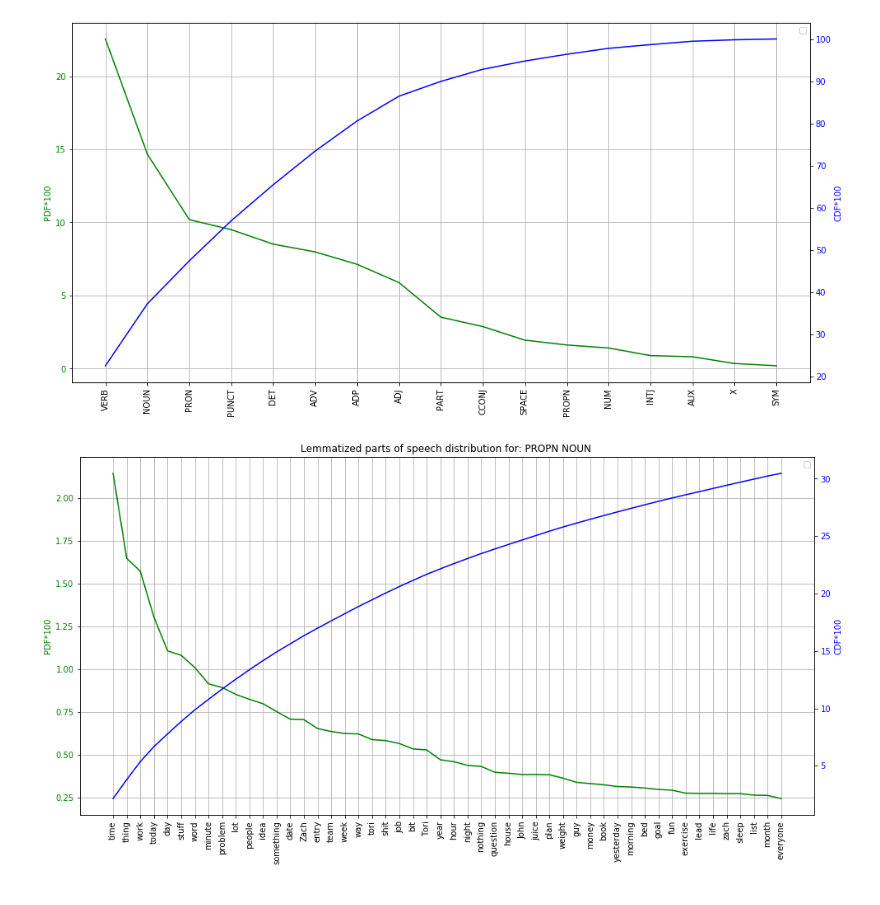
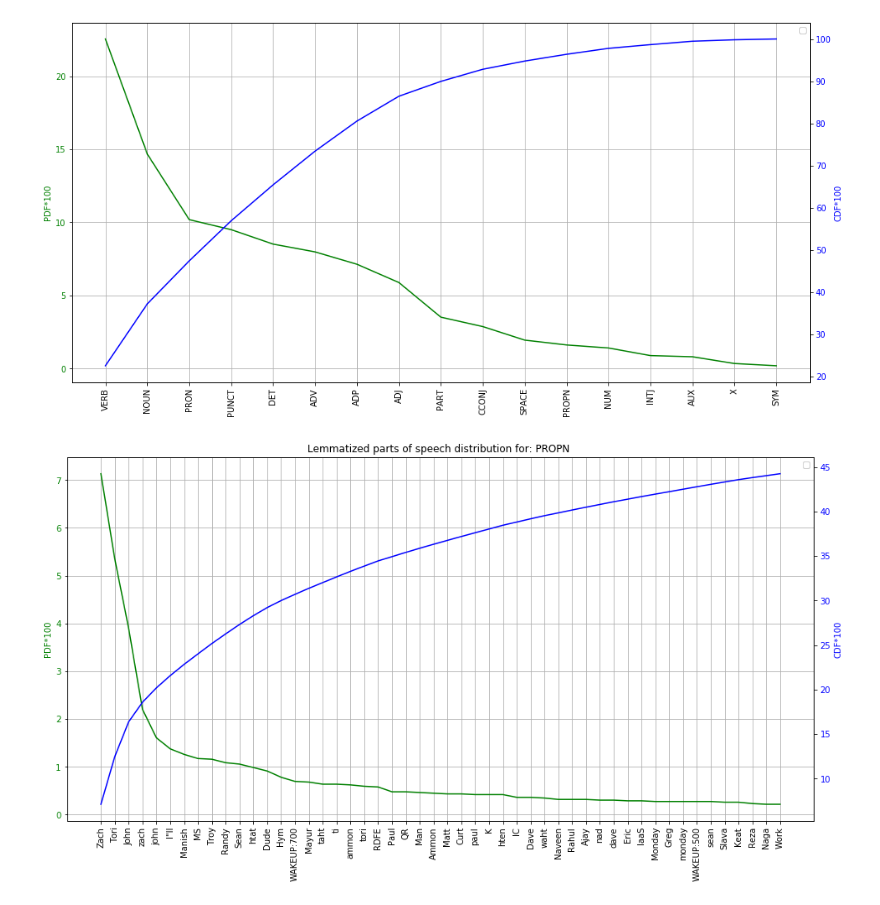
Before and after one commit to idvorkin/jupyter, a Jupyter notebook: PlayNLP.ipynb, the cells around one changed output. Cells and saved outputs as stored; diff of their text form; code cells hidden in the pictures.

```diff
--- a/PlayNLP.ipynb
+++ b/PlayNLP.ipynb
@@ -87,15 +91,15 @@ initial words 363007 remaining words 185880
 # fd.plot(50, percents=True)
 # %%
 # Same as NLTK FreqDist, except normalized, includes cumsum, and colors
-def GraphWordDistribution(words, title="", skip=0, length=50, includeCDF=True ) -> None:
+def GraphWordDistribution(words, title="", skip=0, length=50, includeCDF=True) -> None:
+    def GetPDFCDF(words):
+        def ToPercent(x: float) -> float:
+            return x * 100
 
-    def GetPDFCDF(words):
-        def ToPercent(x:float)-> float: return x *100
         # NOTE: No point creating a full data frame when only using a single column.
         pdf = pd.Series(words).value_counts(normalize=True).apply(ToPercent)
         cdf = pdf.cumsum()
-        return (pdf,cdf)
-
+        return (pdf, cdf)
 
     def PlotOnAxis(series, ax, label, color):
         # RANT: Why is MPL so confusing? The OO interface vs the stateful interface, GRAH!!
@@ -103,7 +107,7 @@ def GraphWordDistribution(words, title="", skip=0, length=50, includeCDF=True )
         # GRAH!!!
 
         ax.legend(label.split())
-        ax.plot(series, color = color)
+        ax.plot(series, color=color)
 
         # RANT: Why no YAxis.set_labal_params()? E.g.
         #                 ax.yaxis.set_label_params(label, color=color)
@@ -111,11 +115,10 @@ def GraphWordDistribution(words, title="", skip=0, length=50, includeCDF=True )
         ax.yaxis.set_tick_params(labelcolor=color)
 
         # technically all the X axis paramaters are duplicated since we "twinned the X paramater"
-        ax.xticks=range(len(series))
+        ax.xticks = range(len(series))
 
         # RANT: rot can be set on plt.plot(), but not on axes.plot()
         ax.xaxis.set_tick_params(rotation=90)
-
 
     # NOTE: can make graph prettier with styles E.g.
     # with plt.style.context("ggplot"):
@@ -125,12 +128,12 @@ def GraphWordDistribution(words, title="", skip=0, length=50, includeCDF=True )
     ax.grid(True)
 
     # make pdf first axes, and cdf second axes.
-    ax_pdf,ax_cdf = (ax, ax.twinx())
-    color_pdf, color_cdf= ("green", "blue")
-    pdf,cdf = GetPDFCDF(words)
+    ax_pdf, ax_cdf = (ax, ax.twinx())
+    color_pdf, color_cdf = ("green", "blue")
+    pdf, cdf = GetPDFCDF(words)
 
-    PlotOnAxis(pdf[skip:skip+length], ax_pdf, label="PDF*100", color = color_pdf)
-    PlotOnAxis(cdf[skip:skip+length], ax_cdf, label="CDF*100", color = color_cdf)
+    PlotOnAxis(pdf[skip : skip + length], ax_pdf, label="PDF*100", color=color_pdf)
+    PlotOnAxis(cdf[skip : skip + length], ax_cdf, label="CDF*100", color=color_cdf)
 
 
 GraphWordDistribution(words, title="Normalized Word Distribution")
@@ -182,14 +187,19 @@ GraphWordDistribution([token.pos_ for token in doc], length=18)
 # %% [output]
 [figure]
 # %%
-#interesting =  [token for token in  doc]
+# interesting =  [token for token in  doc]
 # Parts of speech: https://spacy.io/usage/linguistic-features
-interesting_pos = "PROPN NOUN "
+interesting_pos = "PROPN "
 # interesting_pos = "NOUN"
 interesting_pos_set = set(interesting_pos.split())
-interesting =  [token for token in  doc if token.pos_ in interesting_pos_set]
-#interesting = [ token for token in doc if token.pos_ != "PUNCT" and token.pos_ != "SYM" and len(token.text) > 3]
-interesting_words = [token.lemma_ for token in interesting ]
-GraphWordDistribution(interesting_words, title=f"Lemmatized parts of speech distribution for: {interesting_pos}", skip=0, length=50 )
+interesting = [token for token in doc if token.pos_ in interesting_pos_set]
+# interesting = [ token for token in doc if token.pos_ != "PUNCT" and token.pos_ != "SYM" and len(token.text) > 3]
+interesting_words = [token.lemma_ for token in interesting]
+GraphWordDistribution(
+    interesting_words,
+    title=f"Lemmatized parts of speech distribution for: {interesting_pos}",
+    skip=0,
+    length=50,
+)
 # %% [output]
-[figure, old version]
+[figure, new version]
```
Also changed, not shown: parts of 7 cells of this notebook, 2 other files.
